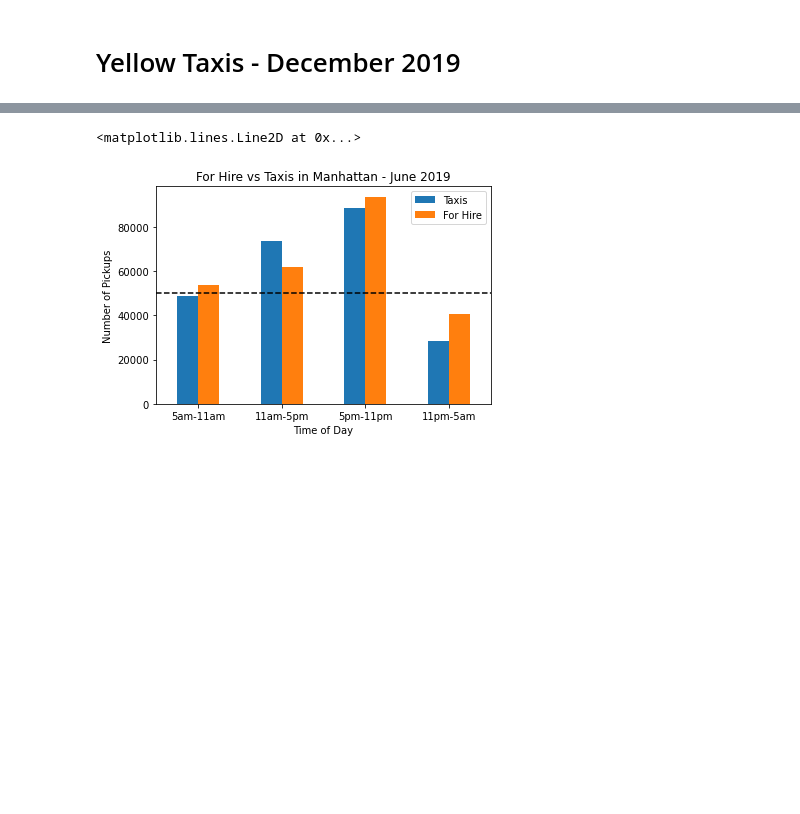
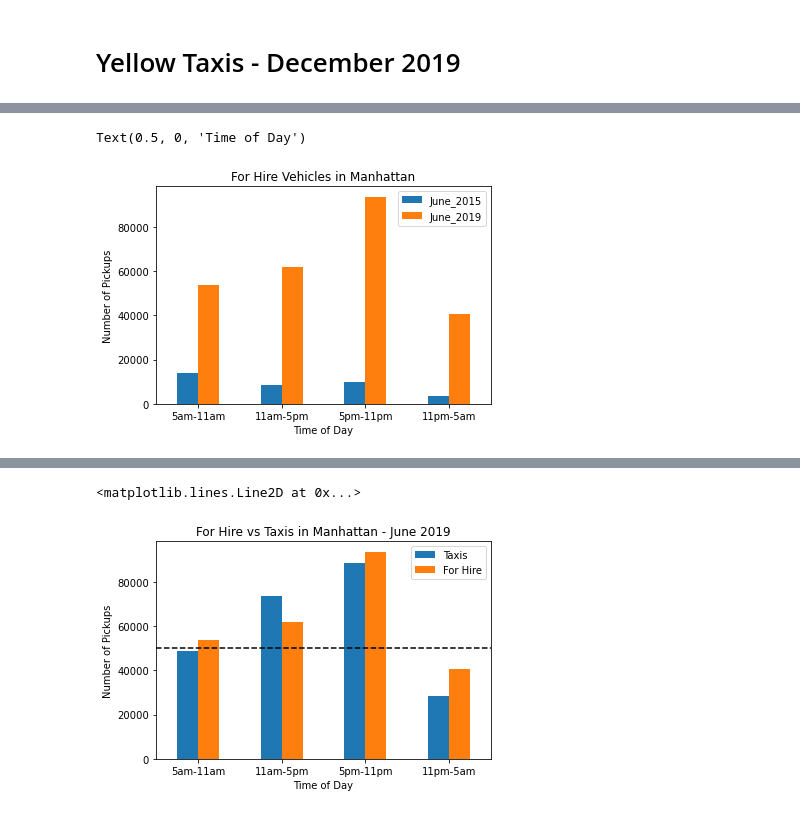
Before and after one commit to ILekawa9/Project-1, a Jupyter notebook: Popular_Ride_Share_Times.ipynb, the cells around one changed output, grey strips where cells are left out. Cells and saved outputs as stored; diff of their text form; code cells hidden in the pictures; blank space fills up the shorter version.

```diff
--- a/Popular_Ride_Share_Times.ipynb
+++ b/Popular_Ride_Share_Times.ipynb
@@ -175,21 +194,21 @@ hv_june_2019_df.head()
 # hv_june_2019_df
 
 hv_morning_june_19_df = hv_june_2019_df.loc[(hv_june_2019_df['pickup_time'] > '05:00:00') & (hv_june_2019_df['pickup_time']<='11:00:00')]
-hv_june_morn_count = hv_morning_june_19_df.shape[0]
+hv_june_morn_count_19 = hv_morning_june_19_df.shape[0]
 
 hv_day_june_19_df = hv_june_2019_df.loc[(hv_june_2019_df['pickup_time'] > '11:00:00') & (hv_june_2019_df['pickup_time']<='17:00:00')]
-hv_june_day_count = hv_day_june_19_df.shape[0]
+hv_june_day_count_19 = hv_day_june_19_df.shape[0]
 
 hv_evening_june_19_df = hv_june_2019_df.loc[(hv_june_2019_df['pickup_time'] > '17:00:00') & (hv_june_2019_df['pickup_time']<='23:00:00')]
-hv_june_eve_count = hv_evening_june_19_df.shape[0]
+hv_june_eve_count_19 = hv_evening_june_19_df.shape[0]
 
 hv_late_night_june_19_df = hv_june_2019_df.loc[(hv_june_2019_df['pickup_time'] > '23:00:00')]
-hv_june_ln_count = hv_late_night_june_19_df.shape[0]
+hv_june_ln_count_19 = hv_late_night_june_19_df.shape[0]
 
 hv_later_night_june_19_df = hv_june_2019_df.loc[(hv_june_2019_df['pickup_time'] <= '05:00:00')]
-hv_june_lrn_count = hv_later_night_june_19_df.shape[0]
+hv_june_lrn_count_19 = hv_later_night_june_19_df.shape[0]
 
-hv_june_afthrs_count = hv_june_lrn_count + hv_june_ln_count
+hv_june_afthrs_count_19 = hv_june_lrn_count_19 + hv_june_ln_count_19
 # %% [markdown]
 ## High Volume For Hire Vehicles - December 2019
 # %%
@@ -327,3 +355,18 @@ Text(0.5, 0, 'Time of Day')
+# %%
+# Plot bar chart for for hire vehicles in June of 2015 & 2019
+
+June_2015 = [fhv_june_morn_count_15, fhv_june_day_count_15, fhv_june_eve_count_15, fhv_june_afthrs_count_15]
+June_2019 = [hv_june_morn_count_19, hv_june_day_count_19, hv_june_eve_count_19, hv_june_afthrs_count_19]
+index = ["5am-11am", "11am-5pm", "5pm-11pm", "11pm-5am"]
+df = pd.DataFrame({'June_2015': June_2015,
+                   'June_2019': June_2019}, index=index)
+df.plot.bar(rot=0)
+plt.title("For Hire Vehicles in Manhattan")
+plt.ylabel("Number of Pickups")
+plt.xlabel("Time of Day")
+# %% [output]
+Text(0.5, 0, 'Time of Day')
+[figure, added]
 # %%
 # Plot bar chart to compare yellow cabs & for hire vehicles in June of 2015
 
```
Also changed, not shown: parts of 16 cells of this notebook.
